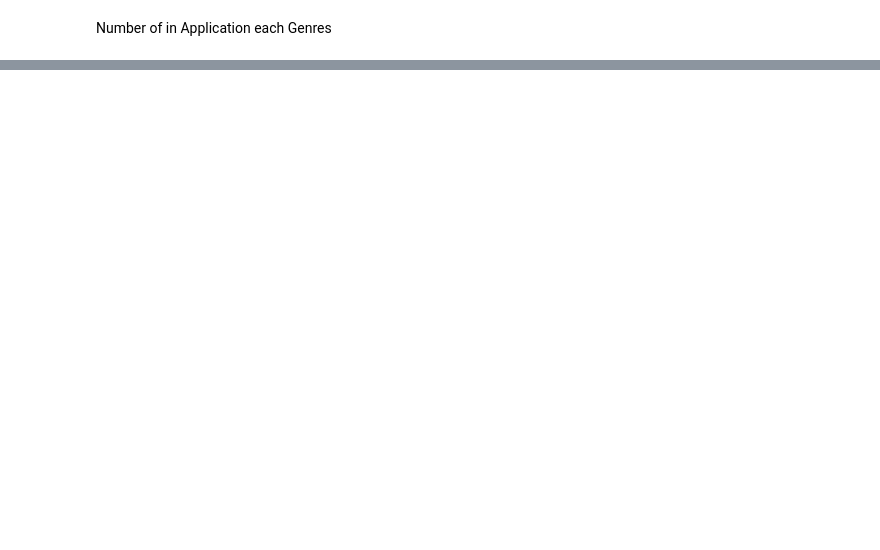
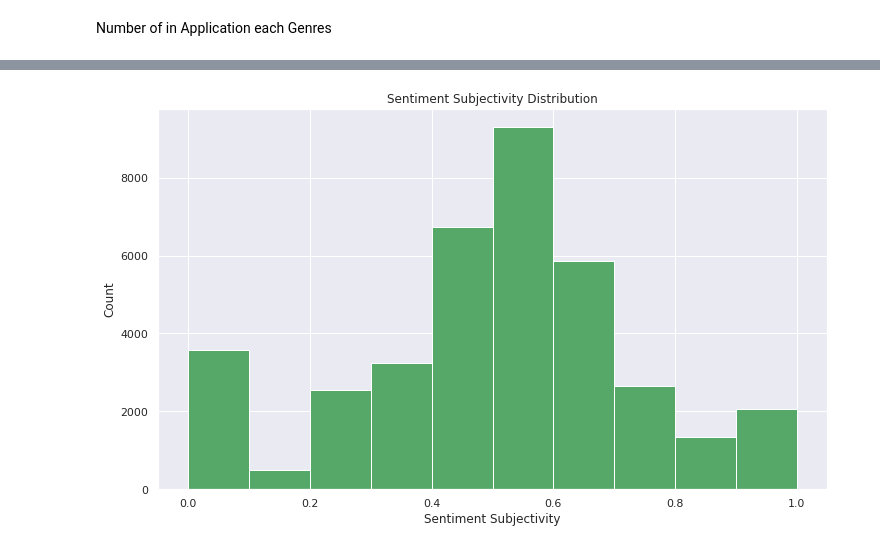
Before and after one commit to vivek16pawar/EDA-CAPSTONE, a Jupyter notebook: Play_Store_App_Review_Analysis_Capstone_Project.ipynb, the cells around one changed output, grey strips where cells are left out. Saved outputs shown, nothing was run; the diff lists cells and outputs as text; code cells hidden in the pictures; blank space fills up the shorter version.

```diff
--- a/Play_Store_App_Review_Analysis_Capstone_Project.ipynb
+++ b/Play_Store_App_Review_Analysis_Capstone_Project.ipynb
@@ -430,0 +459,6 @@ px.bar(data_frame = genres_app , x = 'Genres', y ='App' ,color='Genres', title =
+# %%
+# Getting the file directory path from google drive
+path = '/content/drive/MyDrive/Module 1/EDA CAPSTON/ User Reviews.csv'
+# %%
+# Defining dataframe as user_review
+user_review_df=pd.read_csv(path)
@@ -430,0 +471,4 @@ px.bar(data_frame = genres_app , x = 'Genres', y ='App' ,color='Genres', title =
+# %%
+# Merging user reviews df with play store file df on the basis of common feature app
+merged_df=df.merge(user_review_df,on='App')
+merged_df.head(2)
@@ -430,0 +525,13 @@ px.bar(data_frame = genres_app , x = 'Genres', y ='App' ,color='Genres', title =
+# %%
+# Dropping null Values
+merged_df.dropna(axis = 0 , inplace=True)
+# %%
+# Plotting the histogram for sentiment subjectivity distribution
+plt.hist(data=merged_df, x='Sentiment_Subjectivity', color = sns.color_palette('deep')[2] )
+plt.title("Sentiment Subjectivity Distribution")
+plt.xlabel("Sentiment Subjectivity")
+plt.ylabel("Count")
+sns.set(rc={'figure.figsize':(12,7)})
+plt.show()
+# %% [output]
+[figure, added]
```
Also changed, not shown: parts of 13 cells of this notebook.
